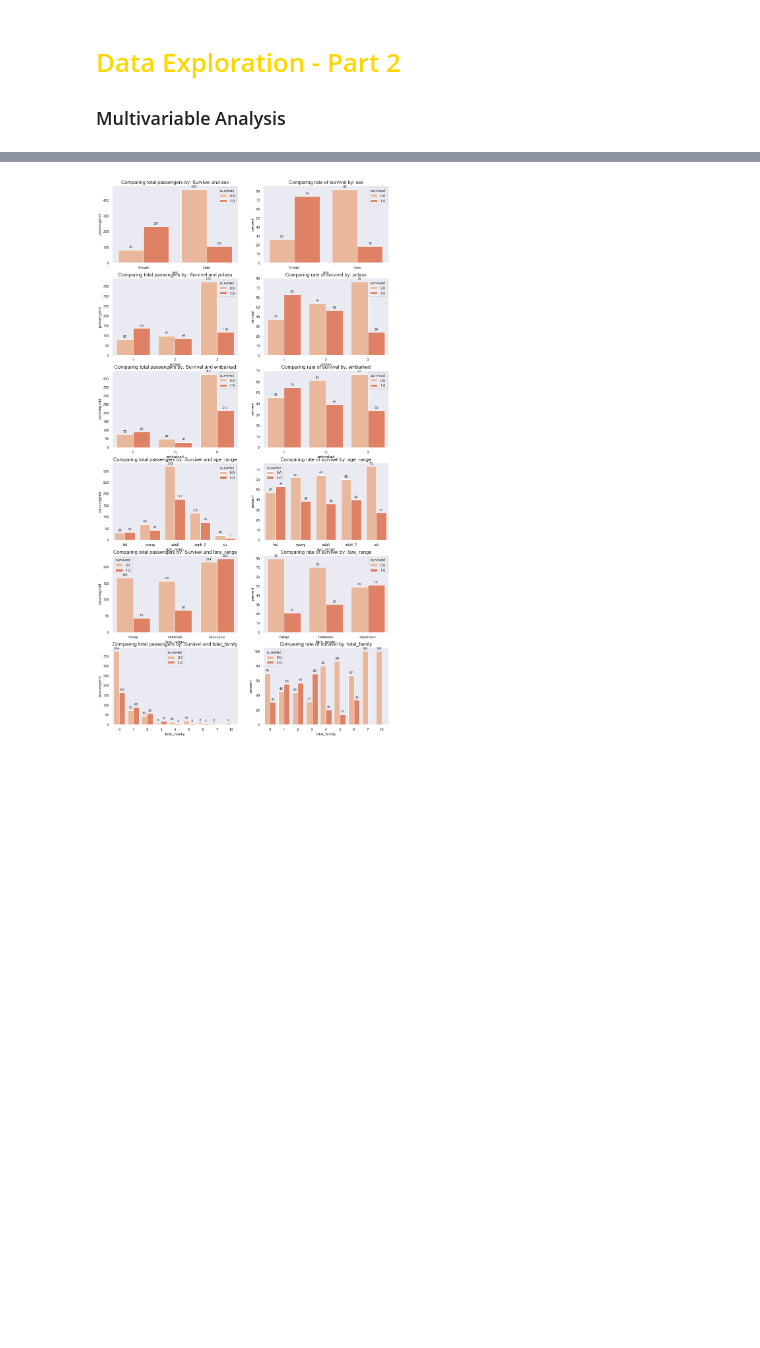
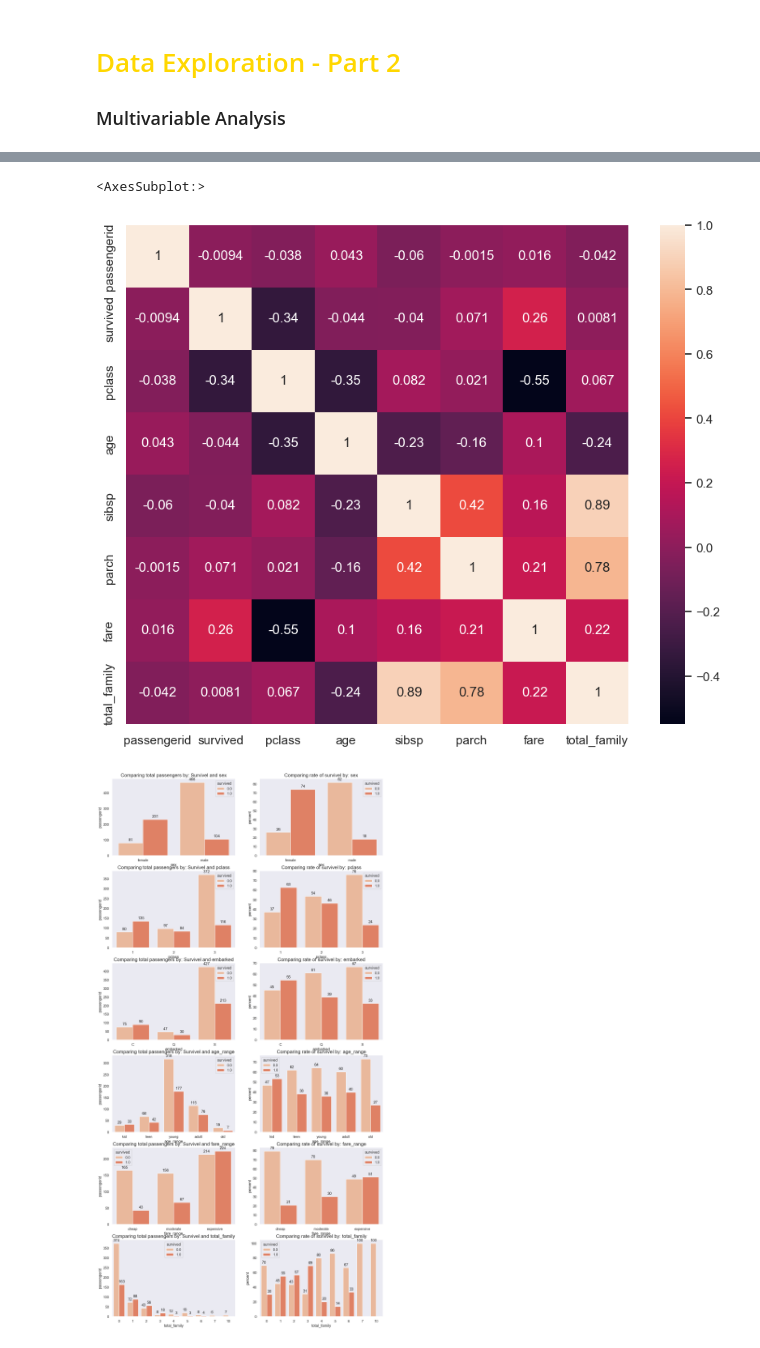
Before and after one commit to Mello-o/titanic, a Jupyter notebook: data-exploration.ipynb, the cells around one changed output, grey strips where cells are left out. Cells and saved outputs as stored; diff of their text form; code cells hidden in the pictures; blank space fills up the shorter version.

```diff
--- a/data-exploration.ipynb
+++ b/data-exploration.ipynb
@@ -197,7 +213,7 @@ df.head()
 # %%
 # AGE RANGE
 bins = [0, 12, 20, 35, 59, df.age.max()]
-labels = ['kid', 'young', 'adult', 'adult_2','old']
+labels = ['kid', 'teen', 'young', 'adult','old']
 
 age_bins = pd.cut(x = df.age, bins = bins, labels = labels)
 df['age_range'] = age_bins
@@ -263,3 +281,9 @@ Name: survived, dtype: float64
+# %%
+plt.figure(figsize = (10, 8))
+sns.heatmap(data = df_train.corr(), annot = True)
+# %% [output]
+<AxesSubplot:>
+[figure, added]
 # %%
 def percent_analysis(df, column, column_extra = 'survived'):
     cols = [column, column_extra]
```
Also changed, not shown: parts of 20 cells of this notebook, 2 other files.
